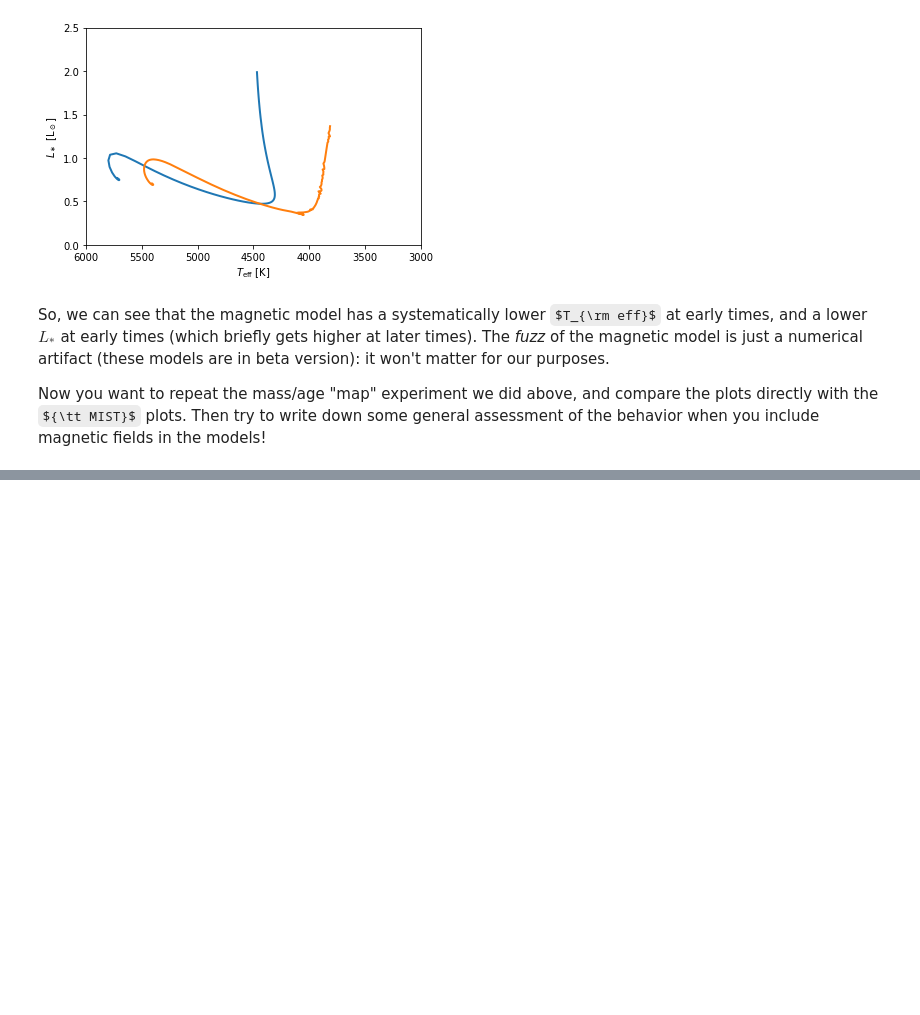
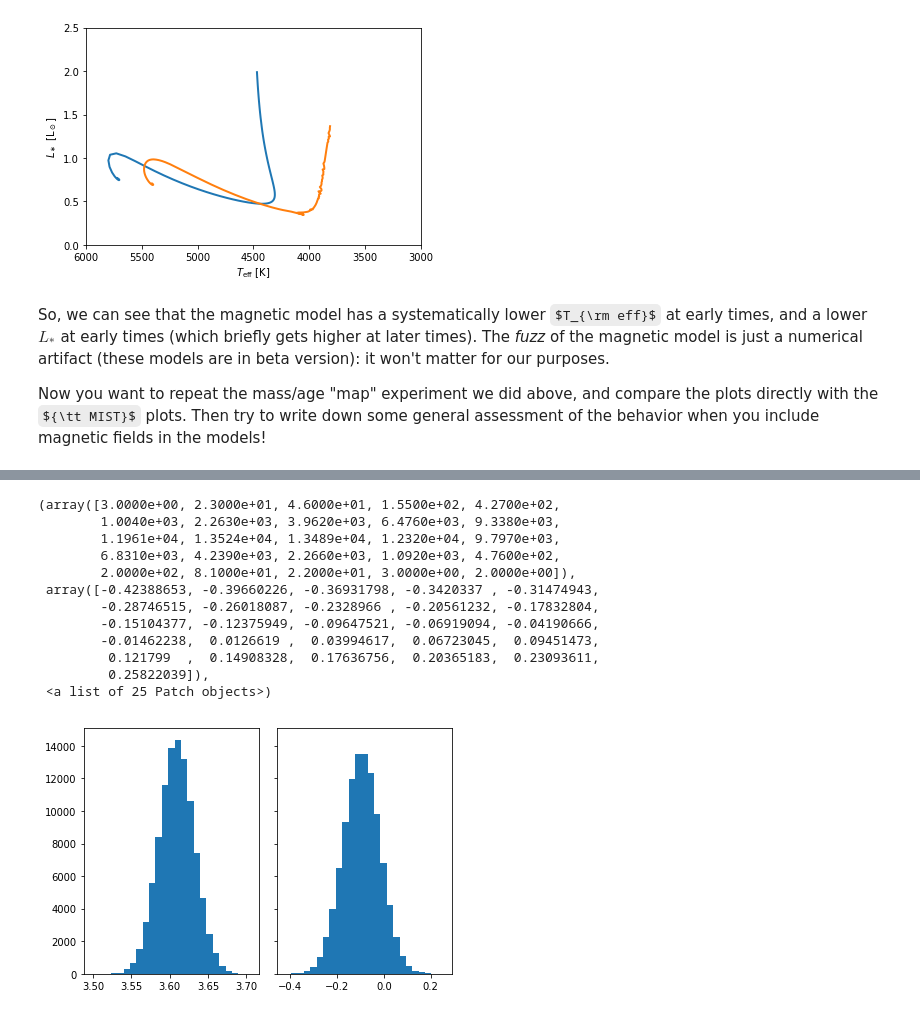
Before and after one commit to seanandrews/dyn-masses, a Jupyter notebook: notebooks/Justin's Notes/The HR Diagram.ipynb, the cells around one changed output, grey strips where cells are left out. Cells and saved outputs as stored; diff of their text form; code cells hidden in the pictures; some formulas as TeX source; blank space fills up the shorter version.

```diff
--- a/notebooks/Justin's Notes/The HR Diagram.ipynb
+++ b/notebooks/Justin's Notes/The HR Diagram.ipynb
@@ -654,0 +659,27 @@ f16_mass_plot()
+# %%
+import random
+n_bins = 25
+
+# Generate a normal distribution, center at x=0 and y=5
+randteff = np.random.normal(3.609, 0.023, 10**5)
+randlum = np.random.normal(-0.095, 0.078, 10**5)
+
+fig, axs = plt.subplots(1, 2, sharey=True, tight_layout=True)
+
+# We can set the number of bins with the `bins` kwarg
+axs[0].hist(randteff, bins=n_bins)
+axs[1].hist(randlum, bins=n_bins)
+# %% [output]
+(array([3.0000e+00, 2.3000e+01, 4.6000e+01, 1.5500e+02, 4.2700e+02,
+        1.0040e+03, 2.2630e+03, 3.9620e+03, 6.4760e+03, 9.3380e+03,
+        1.1961e+04, 1.3524e+04, 1.3489e+04, 1.2320e+04, 9.7970e+03,
+        6.8310e+03, 4.2390e+03, 2.2660e+03, 1.0920e+03, 4.7600e+02,
+        2.0000e+02, 8.1000e+01, 2.2000e+01, 3.0000e+00, 2.0000e+00]),
+ array([-0.42388653, -0.39660226, -0.36931798, -0.3420337 , -0.31474943,
+        -0.28746515, -0.26018087, -0.2328966 , -0.20561232, -0.17832804,
+        -0.15104377, -0.12375949, -0.09647521, -0.06919094, -0.04190666,
+        -0.01462238,  0.0126619 ,  0.03994617,  0.06723045,  0.09451473,
+         0.121799  ,  0.14908328,  0.17636756,  0.20365183,  0.23093611,
+         0.25822039]),
+ <a list of 25 Patch objects>)
+[figure, added]
```
Also changed, not shown: parts of 9 cells of this notebook, 2 other files.
